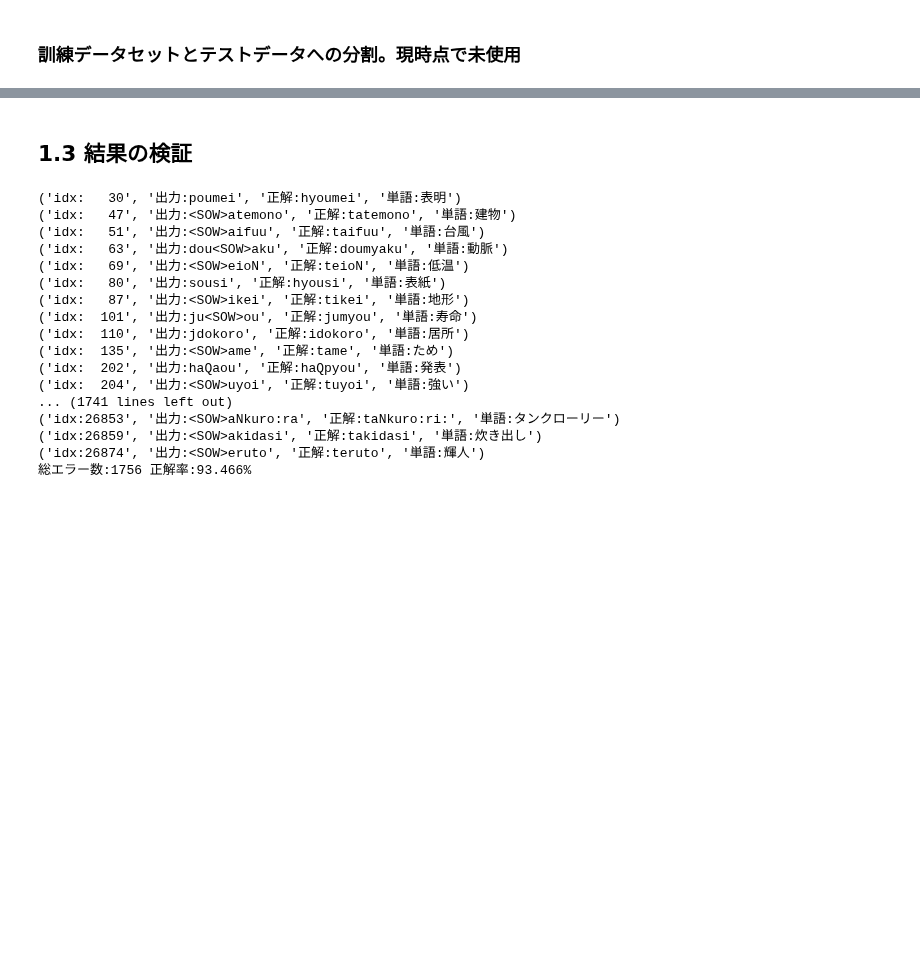
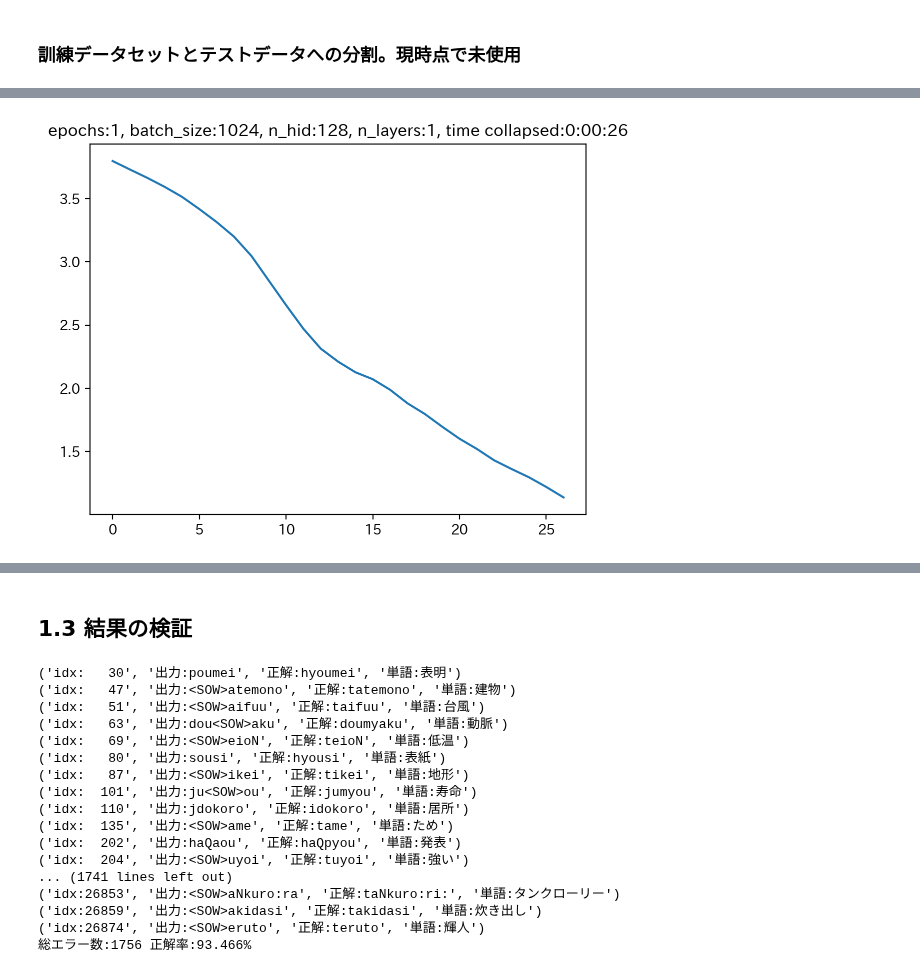
Before and after one commit to ShinAsakawa/ShinAsakawa.github.io, a Jupyter notebook: 2023notebooks/2023_1030Knd_Ijn_Ask.ipynb, the cells around one changed output, grey strips where cells are left out. Drawn from its saved outputs; the diff is of its cells as text; code cells hidden in the pictures; blank space fills up the shorter version.

```diff
--- a/2023notebooks/2023_1030Knd_Ijn_Ask.ipynb
+++ b/2023notebooks/2023_1030Knd_Ijn_Ask.ipynb
@@ -436,17 +487,2 @@ for ds in [#_psylex71_ds,
 # %% [markdown]
 ## 0.8 DataLoader の定義
-# %%
-from torch.utils.data import Dataset, DataLoader
-
-def _collate_fn(batch):
-    inps, tgts = list(zip(*batch))
-    inps = list(inps)
-    tgts = list(tgts)
-    return inps, tgts
-
-batch_size = 1024
-dataloader = DataLoader(dataset=_psylex71_ds,
-                        batch_size=batch_size,
-                        shuffle=True,
-                        num_workers=0,
-                        collate_fn=_collate_fn)
@@ -473 +582,6 @@ PyTorch RNN モデルの実装に対する注意メモ
+# %%
+# Hyper parameters
+n_hid = 128
+n_layers = 1
+bidirectional=False
 # %% [markdown]
@@ -580,0 +947,79 @@ EncDec_w_Att(
+# %%
+# 訓練関数の定義
+
+def fit_seq2seq(
+    model:torch.nn.modules.module.Module=o2p,
+    epochs:int=10,
+    ds:Dataset=psylex71_ds_o2p,
+    dataloader:torch.utils.data.dataloader.DataLoader=dl_o2p,
+    optimizer:torch.optim=None,
+    criterion:torch.nn.modules.loss=nn.CrossEntropyLoss(ignore_index=-1),
+    interval:int=None,
+    isPrint:bool=False,
+    losses:list=None,
+    isDraw:bool=True,):
+    """ Seq2seq の訓練に用いる関数"""
+
+    start_time = time.time()   # 開始時刻の保存
+
+    if losses == None:
+        losses = []
+
+    model.train()
+
+    if optimizer == None:
+        optimizer = optim.Adam(model.parameters(), lr=0.001)
+
+    if interval == None:
+        interval = int(ds.__len__()/batch_size) >> 2
+
+    for epoch in range(epochs):
+        i = 0
+        for _inp, _tch in dataloader:
+            enc_inp = pad_sequence(_inp, batch_first=True).to(device)
+            dec_inp = pad_sequence(_tch, batch_first=True).to(device)
+            tch = pad_sequence(_tch, batch_first=True, padding_value=-1.0).to(device)
+            out = model(enc_inp, dec_inp)
+            loss = criterion(out[0], tch[0])
+            for h in range(1,len(tch)):
+                loss += criterion(out[h], tch[h])
+            losses.append(loss.item()/len(_inp))
+
+            optimizer.zero_grad()
+            loss.backward()
+            optimizer.step()
+            i += 1
+            if (i % interval) == 0:
+                print(f'epoch:{epoch+1:2d}',
+                      f'batch:{i:2d}',
+                      f'loss:{loss.item()/batch_size:.5f}')
+
+    end_time = time.time()
+    total_time = end_time - start_time
+    total_time_str = str(datetime.timedelta(seconds=int(total_time)))
+
+    if isDraw:
+        plt.plot(losses)
+        plt.title(f'epochs:{epochs}, batch_size:{batch_size}, n_hid:{n_hid}, n_layers:{n_layers}, time collapsed:{total_time_str}')
+        plt.show()
+
+    return {'Training time':total_time_str,
+            'losses': losses,
+            'optimizer': optimizer,
+            'time': total_time
+           }
+
+#fit_seq2seq(model=o2p, dataloader=dl_o2p) # 音読モデル
+
+print('# 音読モデル')
+fit_seq2seq(epochs=1, model=o2p, dataloader=dl_o2p); # 音読モデル
+
+print('# 復唱モデル')
+fit_seq2seq(epochs=1, model=p2p, dataloader=dl_p2p)  # 復唱モデル
+
+print('# 聞き取り書き出し ディクテーションモデル')
+fit_seq2seq(epochs=1, model=p2o, dataloader=dl_p2o); # ディクテーションモデル
+
+print('# 写字モデル')
+fit_seq2seq(epochs=1, model=o2o, dataloader=dl_o2o); # 写字モデル
+# %% [output]
@@ -580,0 +1031 @@ EncDec_w_Att(
+[figure, added]
```
Also changed, not shown: parts of 31 cells of this notebook.
